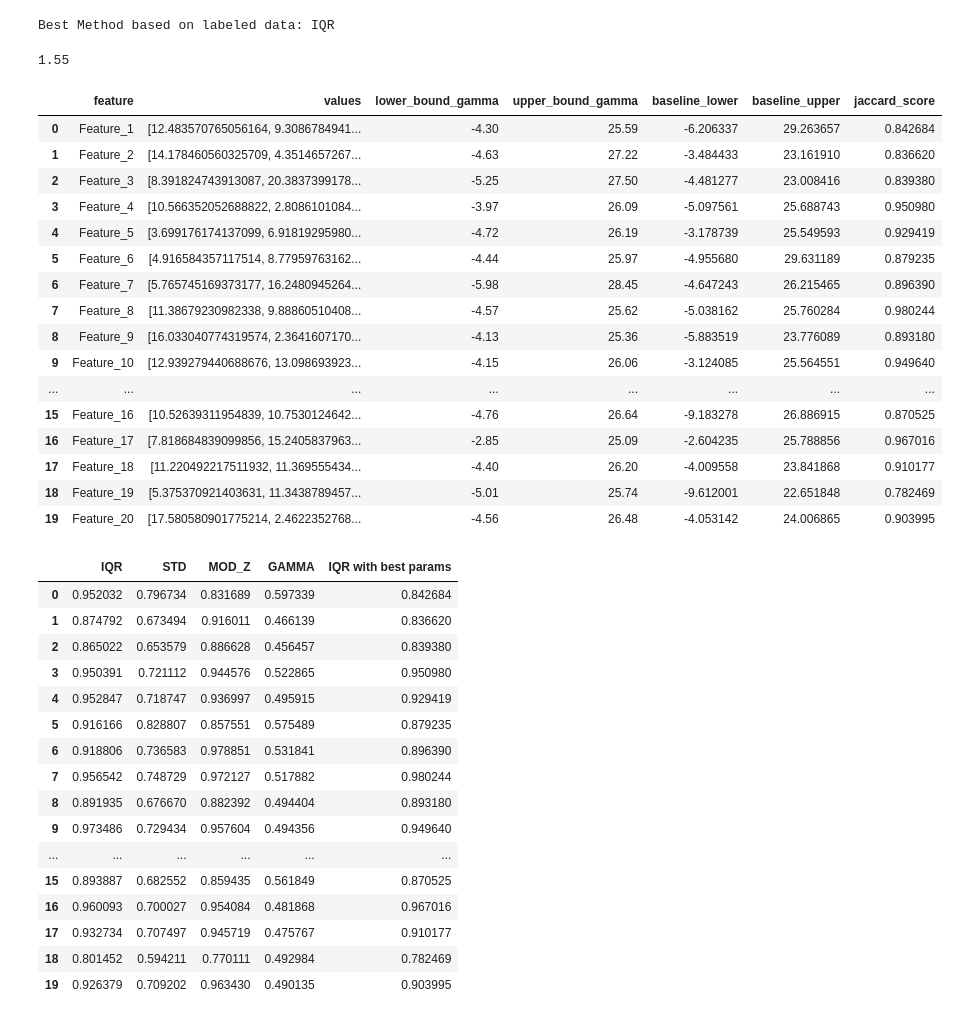
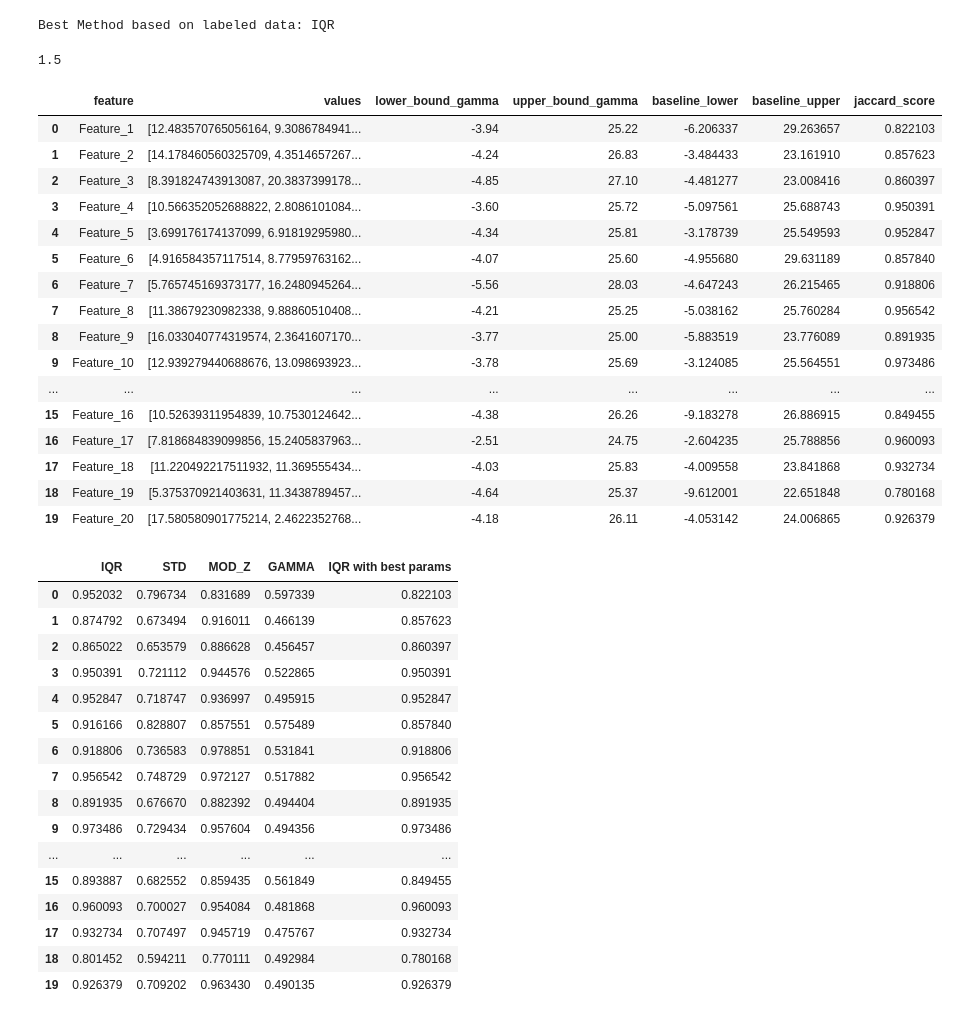
Before and after one commit to KevinGarrison/PythonDataValidationTool, a Jupyter notebook: src/test.ipynb, the cells around one changed output. Cells and saved outputs as stored; diff of their text form; code cells hidden in the pictures.

Commit message:
changed the metric of finding the best parameter from mean to mode

```diff
--- a/src/test.ipynb
+++ b/src/test.ipynb
@@ -336,7 +301,10 @@ mean_value_k = sum(values) / len(values) if values else 0
-# %%
-mean_value_k
-# %% [output]
-1.55
+# %%
+from statistics import mode
+mode_value_k = mode(values)
+# %%
+mode_value_k
+# %% [output]
+1.5
 # %%
 results_best_approach = pd.DataFrame()
 
@@ -344,72 +312,72 @@ for index, row in final_df.iterrows():
     values_series = pd.Series(row['values'])
     feature = row['feature']
     baseline_bounds = (row['lower'], row['upper'])
 
-    best_results = iqr_approach(values_series, feature, mean_value_k)
+    best_results = iqr_approach(values_series, feature, mode_value_k)
 
     if best_results is not None:
         lower_bound_iqr = best_results['lower_bound_iqr'].iloc[0]
         upper_bound_iqr = best_results['upper_bound_iqr'].iloc[0]
 
         baseline_lower, baseline_upper = baseline_bounds
 
         score = jaccard_index(lower_bound_iqr, upper_bound_iqr, baseline_lower, baseline_upper)
 
         results = {
             'feature': feature,
             'values': values_series.tolist(),
             'lower_bound_gamma': lower_bound_iqr,
             'upper_bound_gamma': upper_bound_iqr,
             'baseline_lower': baseline_lower,
             'baseline_upper': baseline_upper,
             'jaccard_score': score
         }
 
         iqr_results_df = pd.DataFrame([results])
 
         results_best_approach = pd.concat([results_best_approach, iqr_results_df], ignore_index=True)
 
 results_best_approach
 # %% [output]
 |  | feature | values | lower_bound_gamma | upper_bound_gamma | baseline_lower | baseline_upper | jaccard_score |
-| 0 | Feature_1 | [12.483570765056164, 9.3086784941... | -4.30 | 25.59 | -6.206337 | 29.263657 | 0.842684 |
-| 1 | Feature_2 | [14.178460560325709, 4.3514657267... | -4.63 | 27.22 | -3.484433 | 23.161910 | 0.836620 |
-| 2 | Feature_3 | [8.391824743913087, 20.3837399178... | -5.25 | 27.50 | -4.481277 | 23.008416 | 0.839380 |
-| 3 | Feature_4 | [10.566352052688822, 2.8086101084... | -3.97 | 26.09 | -5.097561 | 25.688743 | 0.950980 |
-| 4 | Feature_5 | [3.699176174137099, 6.91819295980... | -4.72 | 26.19 | -3.178739 | 25.549593 | 0.929419 |
-| 5 | Feature_6 | [4.916584357117514, 8.77959763162... | -4.44 | 25.97 | -4.955680 | 29.631189 | 0.879235 |
-| 6 | Feature_7 | [5.765745169373177, 16.2480945264... | -5.98 | 28.45 | -4.647243 | 26.215465 | 0.896390 |
-| 7 | Feature_8 | [11.38679230982338, 9.88860510408... | -4.57 | 25.62 | -5.038162 | 25.760284 | 0.980244 |
-| 8 | Feature_9 | [16.033040774319574, 2.3641607170... | -4.13 | 25.36 | -5.883519 | 23.776089 | 0.893180 |
-| 9 | Feature_10 | [12.939279440688676, 13.098693923... | -4.15 | 26.06 | -3.124085 | 25.564551 | 0.949640 |
+| 0 | Feature_1 | [12.483570765056164, 9.3086784941... | -3.94 | 25.22 | -6.206337 | 29.263657 | 0.822103 |
+| 1 | Feature_2 | [14.178460560325709, 4.3514657267... | -4.24 | 26.83 | -3.484433 | 23.161910 | 0.857623 |
+| 2 | Feature_3 | [8.391824743913087, 20.3837399178... | -4.85 | 27.10 | -4.481277 | 23.008416 | 0.860397 |
+| 3 | Feature_4 | [10.566352052688822, 2.8086101084... | -3.60 | 25.72 | -5.097561 | 25.688743 | 0.950391 |
+| 4 | Feature_5 | [3.699176174137099, 6.91819295980... | -4.34 | 25.81 | -3.178739 | 25.549593 | 0.952847 |
+| 5 | Feature_6 | [4.916584357117514, 8.77959763162... | -4.07 | 25.60 | -4.955680 | 29.631189 | 0.857840 |
+| 6 | Feature_7 | [5.765745169373177, 16.2480945264... | -5.56 | 28.03 | -4.647243 | 26.215465 | 0.918806 |
+| 7 | Feature_8 | [11.38679230982338, 9.88860510408... | -4.21 | 25.25 | -5.038162 | 25.760284 | 0.956542 |
+| 8 | Feature_9 | [16.033040774319574, 2.3641607170... | -3.77 | 25.00 | -5.883519 | 23.776089 | 0.891935 |
+| 9 | Feature_10 | [12.939279440688676, 13.098693923... | -3.78 | 25.69 | -3.124085 | 25.564551 | 0.973486 |
 | ... | ... | ... | ... | ... | ... | ... | ... |
-| 15 | Feature_16 | [10.52639311954839, 10.7530124642... | -4.76 | 26.64 | -9.183278 | 26.886915 | 0.870525 |
-| 16 | Feature_17 | [7.818684839099856, 15.2405837963... | -2.85 | 25.09 | -2.604235 | 25.788856 | 0.967016 |
-| 17 | Feature_18 | [11.220492217511932, 11.369555434... | -4.40 | 26.20 | -4.009558 | 23.841868 | 0.910177 |
-| 18 | Feature_19 | [5.375370921403631, 11.3438789457... | -5.01 | 25.74 | -9.612001 | 22.651848 | 0.782469 |
-| 19 | Feature_20 | [17.580580901775214, 2.4622352768... | -4.56 | 26.48 | -4.053142 | 24.006865 | 0.903995 |
+| 15 | Feature_16 | [10.52639311954839, 10.7530124642... | -4.38 | 26.26 | -9.183278 | 26.886915 | 0.849455 |
+| 16 | Feature_17 | [7.818684839099856, 15.2405837963... | -2.51 | 24.75 | -2.604235 | 25.788856 | 0.960093 |
+| 17 | Feature_18 | [11.220492217511932, 11.369555434... | -4.03 | 25.83 | -4.009558 | 23.841868 | 0.932734 |
+| 18 | Feature_19 | [5.375370921403631, 11.3438789457... | -4.64 | 25.37 | -9.612001 | 22.651848 | 0.780168 |
+| 19 | Feature_20 | [17.580580901775214, 2.4622352768... | -4.18 | 26.11 | -4.053142 | 24.006865 | 0.926379 |
 # %%
 df_jaccard['IQR with best params'] = results_best_approach['jaccard_score']
 # %%
 df_jaccard
 # %% [output]
 |  | IQR | STD | MOD_Z | GAMMA | IQR with best params |
-| 0 | 0.952032 | 0.796734 | 0.831689 | 0.597339 | 0.842684 |
-| 1 | 0.874792 | 0.673494 | 0.916011 | 0.466139 | 0.836620 |
-| 2 | 0.865022 | 0.653579 | 0.886628 | 0.456457 | 0.839380 |
-| 3 | 0.950391 | 0.721112 | 0.944576 | 0.522865 | 0.950980 |
-| 4 | 0.952847 | 0.718747 | 0.936997 | 0.495915 | 0.929419 |
-| 5 | 0.916166 | 0.828807 | 0.857551 | 0.575489 | 0.879235 |
-| 6 | 0.918806 | 0.736583 | 0.978851 | 0.531841 | 0.896390 |
-| 7 | 0.956542 | 0.748729 | 0.972127 | 0.517882 | 0.980244 |
-| 8 | 0.891935 | 0.676670 | 0.882392 | 0.494404 | 0.893180 |
-| 9 | 0.973486 | 0.729434 | 0.957604 | 0.494356 | 0.949640 |
+| 0 | 0.952032 | 0.796734 | 0.831689 | 0.597339 | 0.822103 |
+| 1 | 0.874792 | 0.673494 | 0.916011 | 0.466139 | 0.857623 |
+| 2 | 0.865022 | 0.653579 | 0.886628 | 0.456457 | 0.860397 |
+| 3 | 0.950391 | 0.721112 | 0.944576 | 0.522865 | 0.950391 |
+| 4 | 0.952847 | 0.718747 | 0.936997 | 0.495915 | 0.952847 |
+| 5 | 0.916166 | 0.828807 | 0.857551 | 0.575489 | 0.857840 |
+| 6 | 0.918806 | 0.736583 | 0.978851 | 0.531841 | 0.918806 |
+| 7 | 0.956542 | 0.748729 | 0.972127 | 0.517882 | 0.956542 |
+| 8 | 0.891935 | 0.676670 | 0.882392 | 0.494404 | 0.891935 |
+| 9 | 0.973486 | 0.729434 | 0.957604 | 0.494356 | 0.973486 |
 | ... | ... | ... | ... | ... | ... |
-| 15 | 0.893887 | 0.682552 | 0.859435 | 0.561849 | 0.870525 |
-| 16 | 0.960093 | 0.700027 | 0.954084 | 0.481868 | 0.967016 |
-| 17 | 0.932734 | 0.707497 | 0.945719 | 0.475767 | 0.910177 |
-| 18 | 0.801452 | 0.594211 | 0.770111 | 0.492984 | 0.782469 |
-| 19 | 0.926379 | 0.709202 | 0.963430 | 0.490135 | 0.903995 |
+| 15 | 0.893887 | 0.682552 | 0.859435 | 0.561849 | 0.849455 |
+| 16 | 0.960093 | 0.700027 | 0.954084 | 0.481868 | 0.960093 |
+| 17 | 0.932734 | 0.707497 | 0.945719 | 0.475767 | 0.932734 |
+| 18 | 0.801452 | 0.594211 | 0.770111 | 0.492984 | 0.780168 |
+| 19 | 0.926379 | 0.709202 | 0.963430 | 0.490135 | 0.926379 |
 # %%
 fig = px.imshow(df_jaccard,
                 text_auto=".2f",
```
Also changed, not shown: parts of 5 cells of this notebook.
